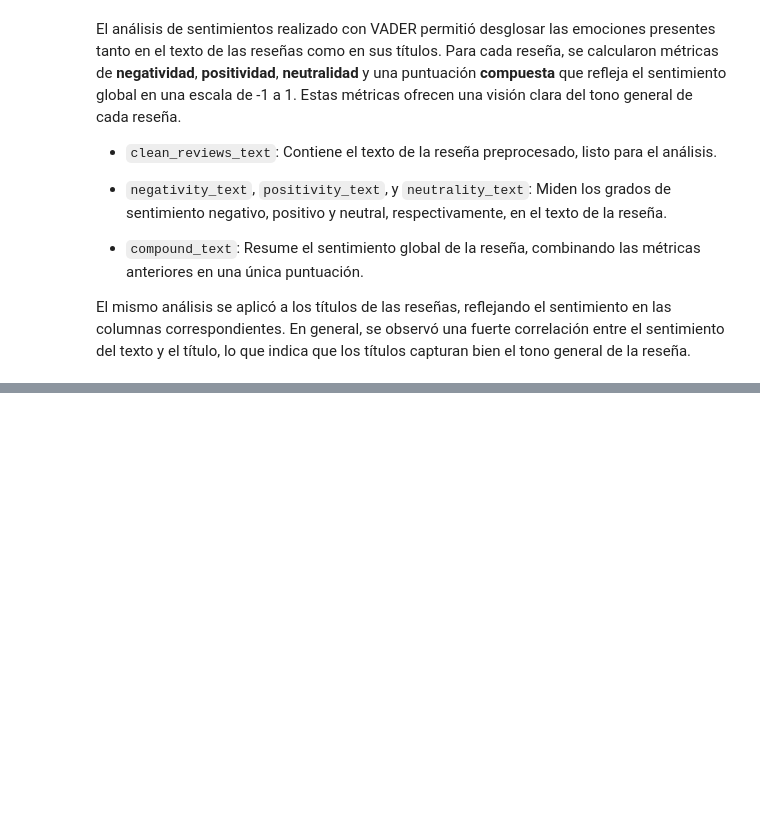
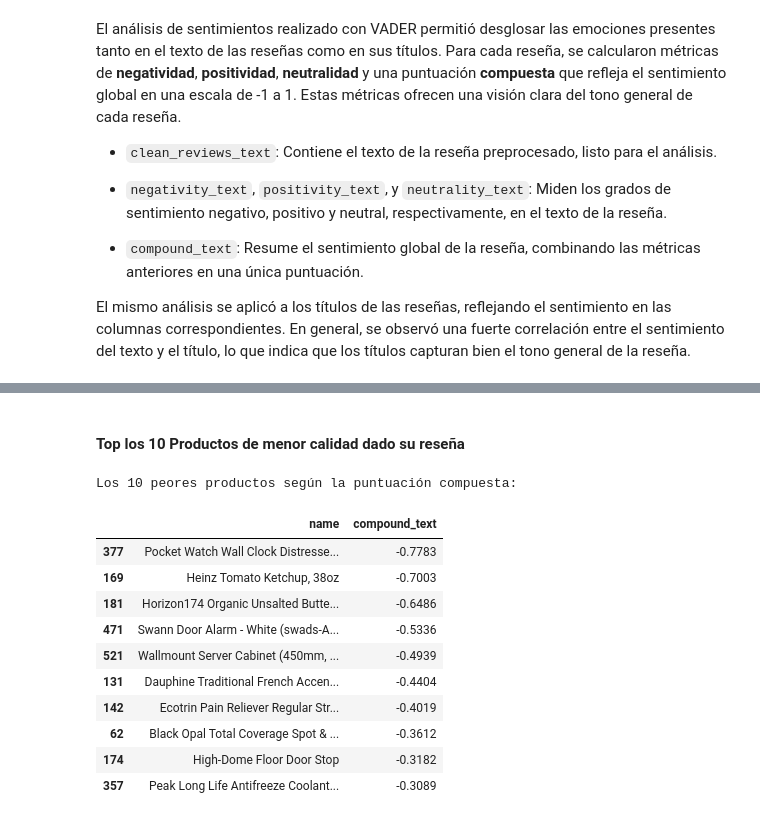
Before and after one commit to LeivaDiego/Lab6-DataScience, a Jupyter notebook: Lab6-ejercicio2.ipynb, the cells around one changed output, grey strips where cells are left out. Cells and saved outputs as stored; diff of their text form; code cells hidden in the pictures; blank space fills up the shorter version.

```diff
--- a/Lab6-ejercicio2.ipynb
+++ b/Lab6-ejercicio2.ipynb
@@ -632,0 +661,21 @@ El mismo análisis se aplicó a los títulos de las reseñas, reflejando el sent
+# %% [markdown]
+#### Top los 10 Productos de menor calidad dado su reseña
+# %%
+# Ordenar los productos por la puntuación compuesta
+top_10_worst_products = product_sentiment.sort_values(by='compound_text', ascending=True).head(10)
+# Mostrar los 10 peores productos según la puntuación compuesta
+print("Los 10 peores productos según la puntuación compuesta:")
+display(top_10_worst_products)
+# %% [output]
+Los 10 peores productos según la puntuación compuesta:
+|  | name | compound_text |
+| 377 | Pocket Watch Wall Clock Distresse... | -0.7783 |
+| 169 | Heinz Tomato Ketchup, 38oz | -0.7003 |
+| 181 | Horizon174 Organic Unsalted Butte... | -0.6486 |
+| 471 | Swann Door Alarm - White (swads-A... | -0.5336 |
+| 521 | Wallmount Server Cabinet (450mm, ... | -0.4939 |
+| 131 | Dauphine Traditional French Accen... | -0.4404 |
+| 142 | Ecotrin Pain Reliever Regular Str... | -0.4019 |
+| 62 | Black Opal Total Coverage Spot & ... | -0.3612 |
+| 174 | High-Dome Floor Door Stop | -0.3182 |
+| 357 | Peak Long Life Antifreeze Coolant... | -0.3089 |
```
Also changed, not shown: parts of 19 cells of this notebook.
